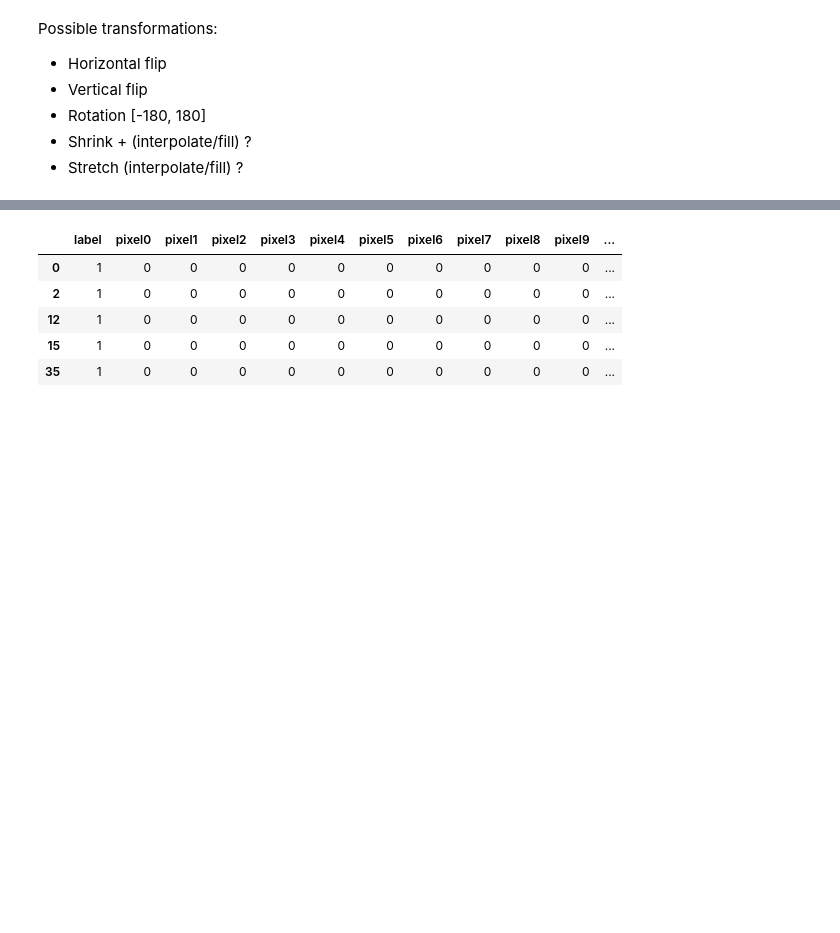
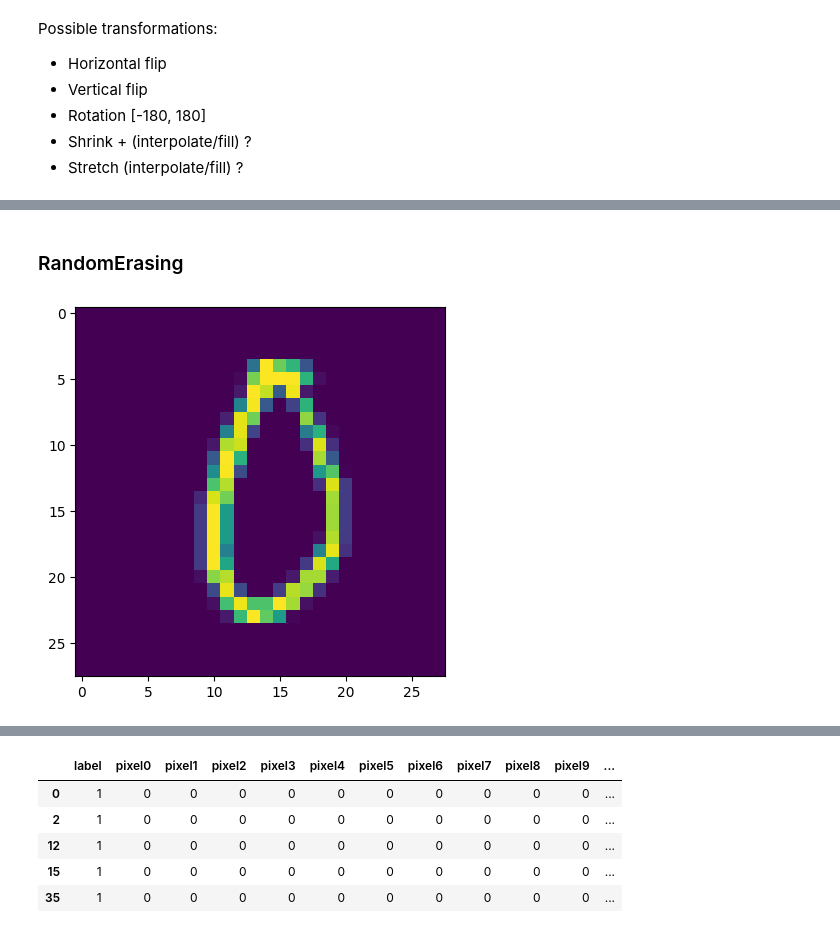
Before and after one commit to Milutin-S/kaggleCompetitions, a Jupyter notebook: Digit_Recognizer/scripts/analysis.ipynb, the cells around one changed output, grey strips where cells are left out. Saved outputs shown, nothing was run; the diff lists cells and outputs as text; code cells hidden in the pictures; blank space fills up the shorter version.

```diff
--- a/Digit_Recognizer/scripts/analysis.ipynb
+++ b/Digit_Recognizer/scripts/analysis.ipynb
@@ -179,0 +223,7 @@ Possible transformations:
+# %% [markdown]
+### RandomErasing
+# %%
+transformed_img = rand_erasing(tensor_image_normal)
+data_viz(transformed_img)
+# %% [output]
+[figure, added]
```
Also changed, not shown: parts of 34 cells of this notebook.
